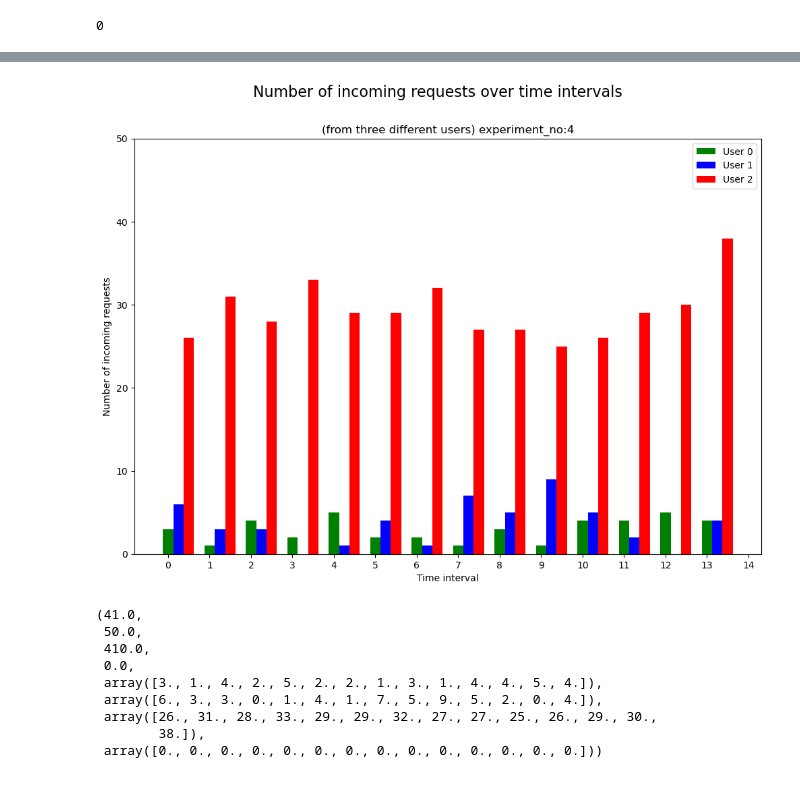
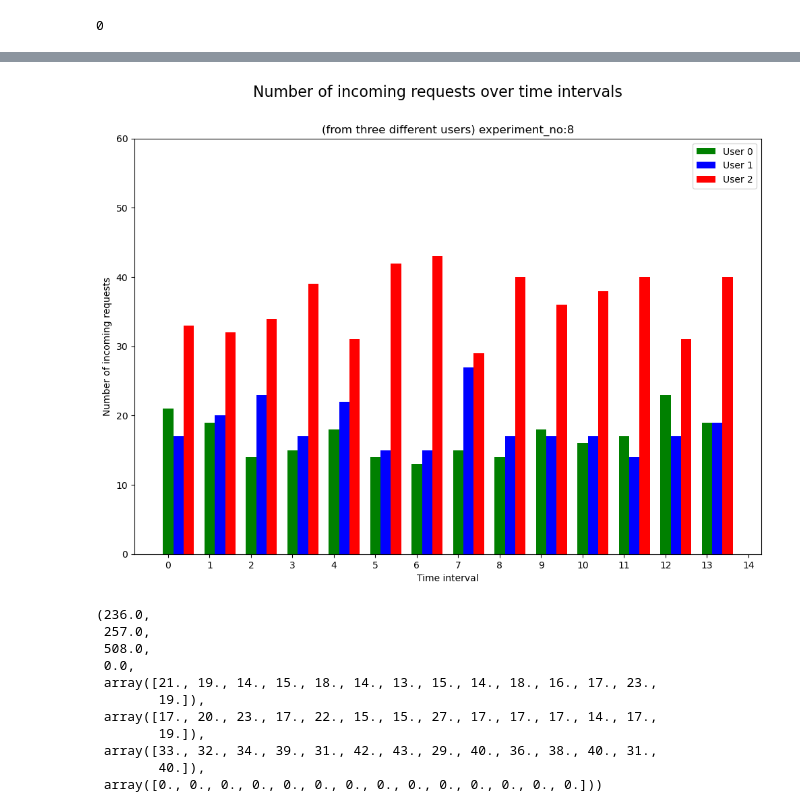
Before and after one commit to sandro108/RateLimitingPrioQ, a Jupyter notebook: Draft_Visualization_QDisc_RateLimPrioQv3_in.ipynb, the cells around one changed output, grey strips where cells are left out. Cells and saved outputs as stored; diff of their text form; code cells hidden in the pictures.

```diff
--- a/Draft_Visualization_QDisc_RateLimPrioQv3_in.ipynb
+++ b/Draft_Visualization_QDisc_RateLimPrioQv3_in.ipynb
@@ -50,12 +50,44 @@ import matplotlib.pyplot as plt
 #REQUEST_COUNT_LIMIT = 30 //was 5
 #data_all = np.genfromtxt("sorted_exp3_log.2024-08-29T18:56:19.FS_no_R.csv", delimiter=',')
 
-exp_no = 4
+#exp_no = 4
 #Exp4: 500 req no rejected policy
 #rNum > 0.3 for user 2 and user = new User(random.nextInt(3), ++cnt); for the user 0 and 1 AND 2 also!!
 #PENALTY_LIMIT = REQUEST_COUNT_LIMIT + infinity; //was @ 10
 #REQUEST_COUNT_LIMIT = 30 //was 5
-data_all = np.genfromtxt("sorted_exp4_log.2024-09-04T12:49:21.csv", delimiter=',')
+#data_all = np.genfromtxt("sorted_exp4_log.2024-09-04T12:49:21.csv", delimiter=',')
+
+exp_no = 5
+# 500 req no rejected policy
+#rNum > 0.3 for user 2 and user = new User(random.nextInt(3), ++cnt); for the user 0 and 1 AND 2 also!!
+#PENALTY_LIMIT = REQUEST_COUNT_LIMIT + infinity; //means no request will be rejected
+#REQUEST_COUNT_LIMIT = 30 //was 5
+#swapQ = 10 // was 5
+data_all = np.genfromtxt("sorted_exp5_log.2024-09-04T18:51:19.csv", delimiter=',')
+
+exp_no = 6
+# 500 req no rejected policy
+#rNum > 0.3 for user 2 and user = new User(random.nextInt(3), ++cnt); for the user 0 and 1 AND 2 also!!
+#PENALTY_LIMIT = REQUEST_COUNT_LIMIT + infinity; //means no request will be rejected
+#REQUEST_COUNT_LIMIT = 30 //was 5
+#swapQ = 10 // was 5
+data_all = np.genfromtxt("sorted_exp6_log.2024-09-04T19:17:07.csv", delimiter=',')
+
+exp_no = 7
+# 500 req no rejected policy
+#rNum > 0.6 for user 2 and user = new User(random.nextInt(3), ++cnt); for the user 0 and 1 AND 2 also!!
+#PENALTY_LIMIT = REQUEST_COUNT_LIMIT + infinity; //means no request will be rejected
+#REQUEST_COUNT_LIMIT = 30 //was 5
+#swapQ = 30 // was 10
+data_all = np.genfromtxt("sorted_exp7_log.2024-09-04T19:25:26.csv", delimiter=',')
+
+exp_no = 8
+# 1000 req no rejected policy
+#rNum > 0.6 for user 2 and user = new User(random.nextInt(2), ++cnt); for the user 0 and 1
+#PENALTY_LIMIT = REQUEST_COUNT_LIMIT + infinity; //means no request will be rejected
+#REQUEST_COUNT_LIMIT = 30 //was 5
+#swapQ = 50 // was 30
+data_all = np.genfromtxt("sorted_exp8_log.2024-09-04T19:35:15.csv", delimiter=',')
 # %%
 #num_rejected = [ i for i in range(len(data_all)) if data_all[i, 5] == "F"]
 num_rejected = 0
@@ -187,34 +221,36 @@ arr0.sum(), arr1.sum(), arr2.sum(),arr3.sum(),arr0, arr1, arr2, arr3, arr0.sum()
 # %%
 
 x = [i for i in range(amount_intervals)]
 width=0.25
 #alpha=0.5
 ax = plt.figure(figsize=[12, 8])
 plt.bar(np.arange(len(arr0)) ,arr0, width,align='center', label='User 0' , color='g')
 plt.bar(np.arange(len(arr1)) + width ,arr1, width, align='center',  label='User 1', color='b')
 plt.bar(np.arange(len(arr2)) + width*2,arr2, width,align='center',label='User 2' , color='r')
 #plt.bar(np.arange(len(arr3)) + width*3,arr3, width,align='center',label='Rejected' , color='black')
 plt.xlabel('Time interval')
 plt.ylabel('Number of incoming requests')
 plt.suptitle('Number of incoming requests over time intervals', fontsize=16)#, y=1.00)
 plt.title('(from three different users) experiment_no:{}'.format(exp_no))
-plt.ylim(0,50)
+plt.ylim(0,60)
 plt.xticks(np.arange(len(x)+ width))
 plt.legend()
 
 plt.show()
 
 arr0.sum(),arr1.sum(),arr2.sum(),arr3.sum(),arr0, arr1, arr2, arr3
 # %% [output]
-[figure, old version]
+[figure, new version]
-(41.0,
- 50.0,
- 410.0,
+(236.0,
+ 257.0,
+ 508.0,
  0.0,
- array([3., 1., 4., 2., 5., 2., 2., 1., 3., 1., 4., 4., 5., 4.]),
- array([6., 3., 3., 0., 1., 4., 1., 7., 5., 9., 5., 2., 0., 4.]),
- array([26., 31., 28., 33., 29., 29., 32., 27., 27., 25., 26., 29., 30.,
-        38.]),
+ array([21., 19., 14., 15., 18., 14., 13., 15., 14., 18., 16., 17., 23.,
+        19.]),
+ array([17., 20., 23., 17., 22., 15., 15., 27., 17., 17., 17., 14., 17.,
+        19.]),
+ array([33., 32., 34., 39., 31., 42., 43., 29., 40., 36., 38., 40., 31.,
+        40.]),
  array([0., 0., 0., 0., 0., 0., 0., 0., 0., 0., 0., 0., 0., 0.]))
 # %%
 for i in range(1, amount_intervals + 2):
```
Also changed, not shown: parts of 6 cells of this notebook, 15 other files.
